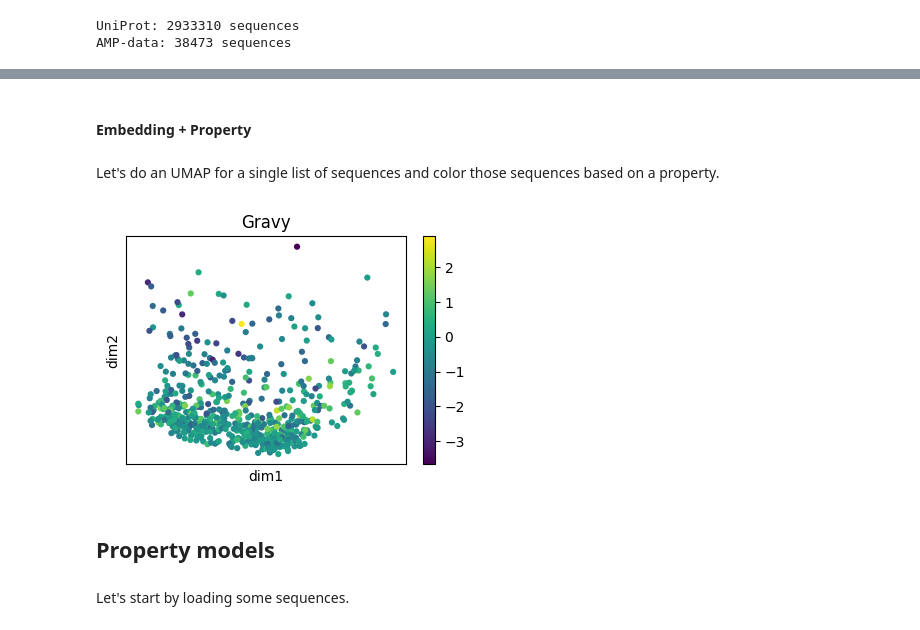
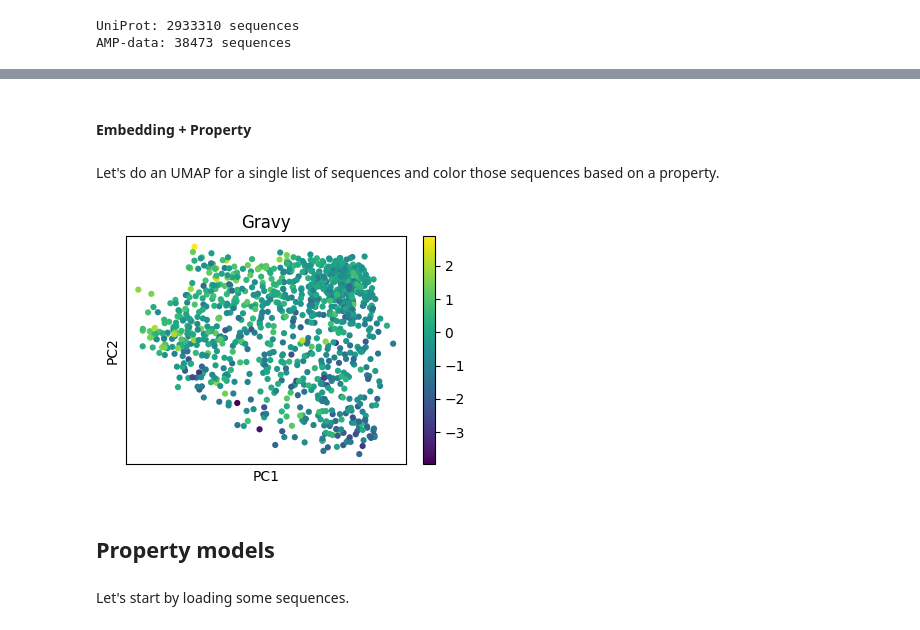
Before and after one commit to szczurek-lab/seqme, a Jupyter notebook: docs/tutorials/diagnostics.ipynb, the cells around one changed output, grey strips where cells are left out. Saved outputs shown, nothing was run; the diff lists cells and outputs as text; code cells hidden in the pictures.

```diff
--- a/docs/tutorials/diagnostics.ipynb
+++ b/docs/tutorials/diagnostics.ipynb
@@ -26,7 +26,7 @@ for model_name, sequences in datasets.items():
 UniProt: 2933310 sequences
 AMP-data: 38473 sequences
 # %%
-n_samples = 3000
+n_samples = 500
 seed = 42
 
 data = {
@@ -97,8 +101,0 @@ First let's extract the sequences to visualize.
-# %%
-n_samples = 300
-seed = 42
-
-datasets_to_plot = {
-    name: sm.utils.random_subset(sequences, n_samples=n_samples, seed=seed) if len(sequences) > n_samples else sequences
-    for name, sequences in datasets.items()
-}
@@ -105,14 +104,10 @@ datasets_to_plot = {
 # %%
-embedders = {
-    "esm2": sm.models.Esm2(
-        model_name=sm.models.Esm2Checkpoint.t6_8M,
-        batch_size=256,
-        device="cpu",
-        verbose=False,
-    ),
-}
+colors = ["red", "green"]
+
+embedder_name = "prostT5"
+embedder = cache.model(embedder_name)
 # %%
-colors = ["red", "green"]
+embeddings = {name: embedder(sequences) for name, sequences in data.items()}
 
-embedder_name = "esm2"
-embedder = embedders[embedder_name]
+embedding_names = list(embeddings.keys())
+embedding_values = list(embeddings.values())
@@ -181,20 +171,22 @@ sm.utils.plot_2d_embeddings(
+# %% [markdown]
+#### Embedding + Property
 # %% [markdown]
-#### Embedding + Property
+Let's do an UMAP for a single list of sequences and color those sequences based on a property.
-# %% [markdown]
-Let's do an UMAP for a single list of sequences and color those sequences based on a property.
-# %%
-property_model = sm.models.Gravy()
-
-sm.utils.plot_2d_embeddings(
-    xs_pca.values(),
-    groups_or_values=[property_model(datasets_to_plot[name]) for name in xs_pca.keys()],
-    title="Gravy",
-    alpha=1.0,
-    cmap="viridis",
-)
-# %% [output]
-[figure, removed]
+# %%
+property_model = sm.models.Gravy()
+
+sm.utils.plot_2d_embeddings(
+    xs_pca.values(),
+    groups_or_values=[property_model(data[name]) for name in xs_pca.keys()],
+    title="Gravy",
+    alpha=1.0,
+    cmap="viridis",
+    xlabel="PC1",
+    ylabel="PC2",
+)
+# %% [output]
+[figure, added]
+# %% [markdown]
+## Property models
 # %% [markdown]
-## Property models
+Let's start by loading some sequences.
-# %% [markdown]
-Let's start by loading some sequences.
```
Also changed, not shown: parts of 65 cells of this notebook, 7 other files.
